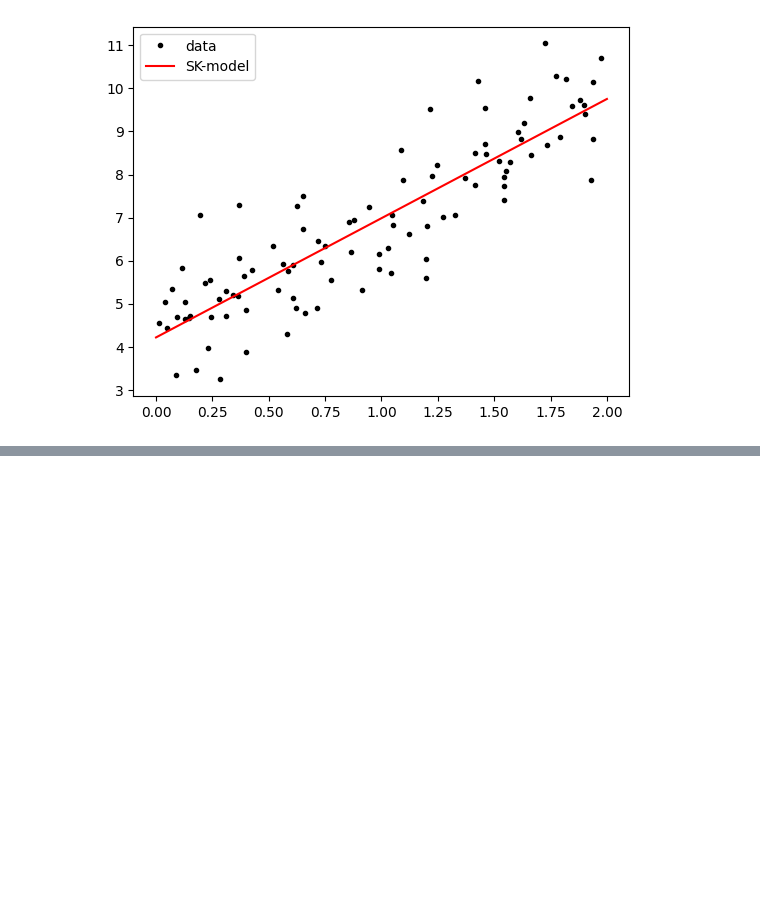
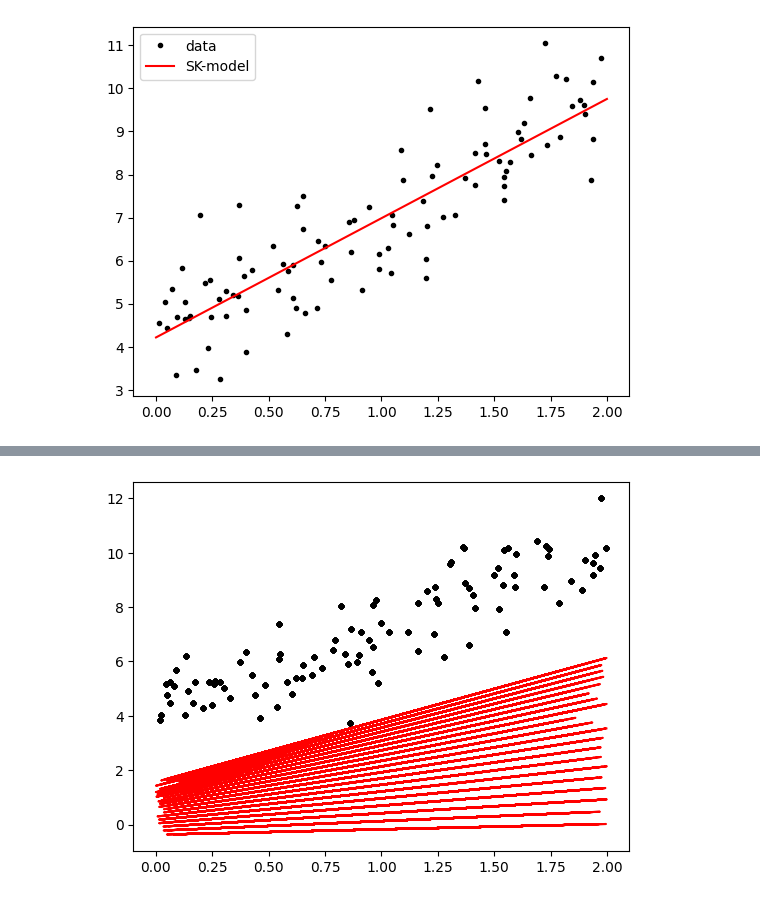
Before and after one commit to gmarxcc/machine-learning-course-uac, a Jupyter notebook: 2-linear-regressor/main.ipynb, the cells around one changed output, grey strips where cells are left out. Cells and saved outputs as stored; diff of their text form; code cells hidden in the pictures; blank space fills up the shorter version.

```diff
--- a/2-linear-regressor/main.ipynb
+++ b/2-linear-regressor/main.ipynb
@@ -209,0 +243,11 @@ plt.legend()
+# %%
+for iteration in range(ni):
+    gradients = 2/m * Xb.T.dot(Xb.dot(theta) - y)
+    theta = theta - eta * gradients
+    Xnew = 2 * np.random.rand(100, 1)
+    plt.plot(X,y,'.k')
+    Xbw = np.c_[np.ones((100, 1)), Xnew]  # add x0 = 1 to each instance
+    ypre = Xbw.dot(theta)
+    plt.plot(Xnew, ypre, '-r')
+# %% [output]
+[figure, added]
```
Also changed, not shown: parts of 9 cells of this notebook, 2 other files.
